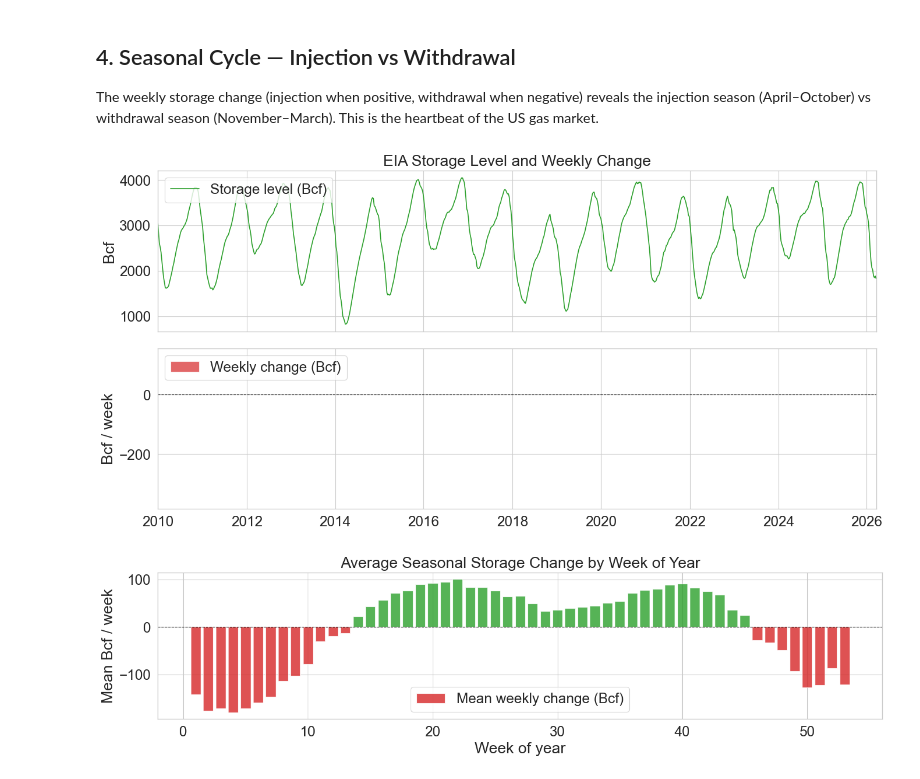
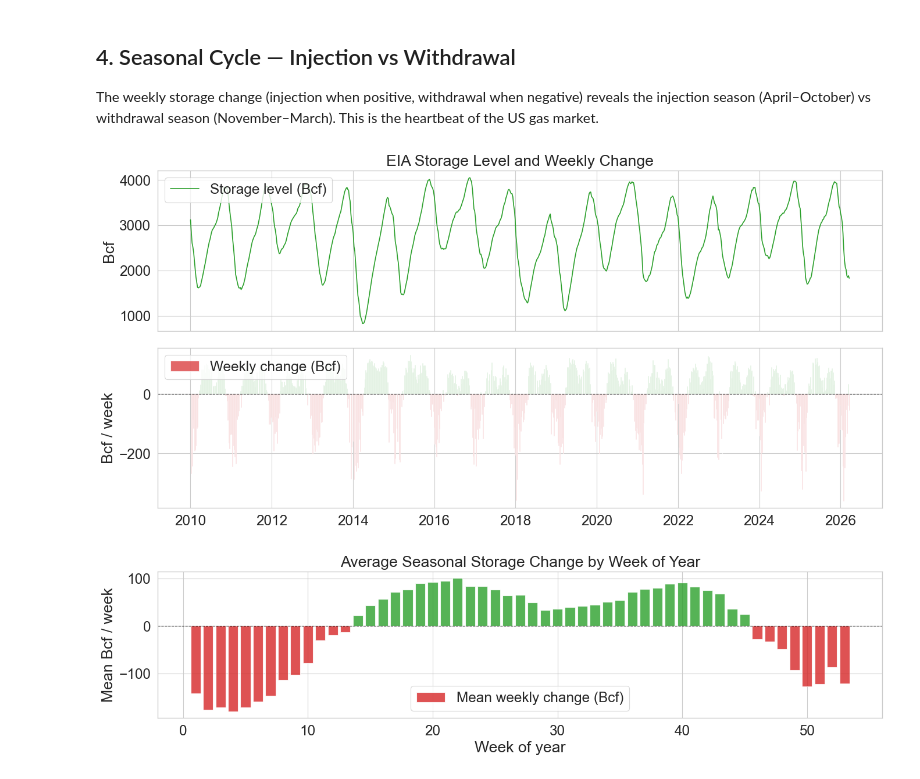
Before and after one commit to alexbrownian/NatGasModel_US, a Jupyter notebook: notebooks/data_overview/003_eia_storage.ipynb, the cells around one changed output. Drawn from its saved outputs; the diff is of its cells as text; code cells hidden in the pictures.

```diff
--- a/notebooks/data_overview/003_eia_storage.ipynb
+++ b/notebooks/data_overview/003_eia_storage.ipynb
@@ -156,34 +176,36 @@ plt.show()
 The weekly storage change (injection when positive, withdrawal when negative) reveals the injection season (April–October) vs withdrawal season (November–March). This is the heartbeat of the US gas market.
 # %%
 # Week-on-week change
-storage_change = storage.diff()
+storage_change = storage.diff().dropna()
 
 fig, axes = plt.subplots(2, 1, figsize=(14, 7), sharex=True)
 
-storage.plot(ax=axes[0], color="tab:green", linewidth=1.2, label="Storage level (Bcf)")
+# Use axes.plot() directly (not storage.plot()) so both subplots share the same date axis system
+axes[0].plot(storage.index, storage.values, color="tab:green", linewidth=1.2, label="Storage level (Bcf)")
 axes[0].set_ylabel("Bcf")
 axes[0].set_title("EIA Storage Level and Weekly Change")
 axes[0].legend(loc="upper left")
 
 # Colour injections green, withdrawals red
+colors = ["tab:green" if v >= 0 else "tab:red" for v in storage_change.values]
 axes[1].bar(
     storage_change.index,
     storage_change.values,
-    color=np.where(storage_change >= 0, "tab:green", "tab:red"),
+    color=colors,
     alpha=0.7,
     width=5,
     label="Weekly change (Bcf)",
 )
 axes[1].axhline(0, color="black", linewidth=0.8, linestyle="--")
 axes[1].set_ylabel("Bcf / week")
 axes[1].set_xlabel("")
 axes[1].legend(loc="upper left")
 
 fig.tight_layout()
 fig.savefig(DIAG / "storage_injection_withdrawal.svg", format="svg", bbox_inches="tight")
 plt.show()
 # %% [output]
-[figure, old version]
+[figure, new version]
 # %%
 # Average seasonal profile — mean weekly change by week-of-year
 storage_change_df = storage_change.to_frame(name="change_bcf")
```
Also changed, not shown: parts of 6 cells of this notebook, 15 other files.
